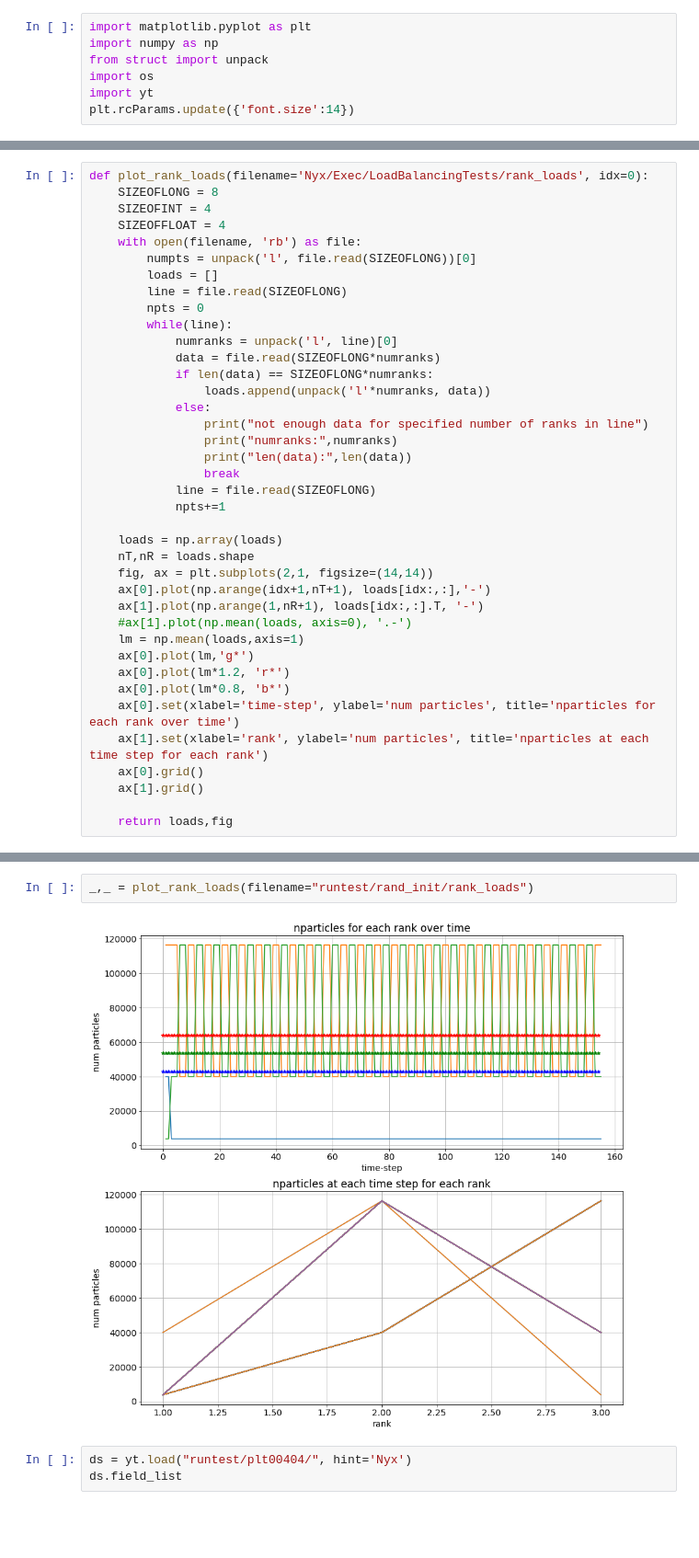
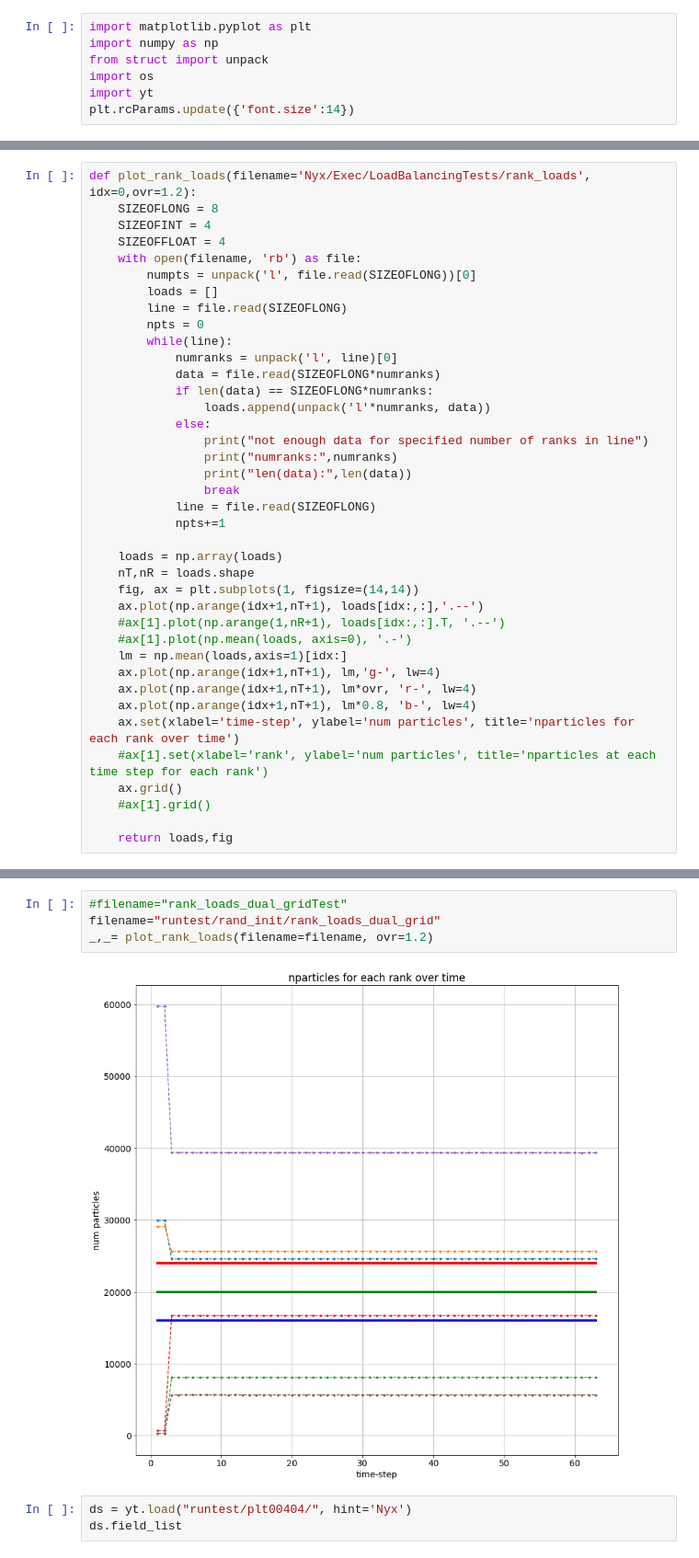
Before and after one commit to xjka/LoadBalancing, a Jupyter notebook: notebook.ipynb, the cells around one changed output, grey strips where cells are left out. Shown at 92% size. Saved outputs shown, nothing was run; the diff lists cells and outputs as text; blank space fills up the shorter version.

```diff
--- a/notebook.ipynb
+++ b/notebook.ipynb
@@ -49,5 +49,5 @@ plt.show()
 # %%
-def plot_rank_loads(filename='Nyx/Exec/LoadBalancingTests/rank_loads', idx=0):
+def plot_rank_loads(filename='Nyx/Exec/LoadBalancingTests/rank_loads', idx=0,ovr=1.2):
     SIZEOFLONG = 8
     SIZEOFINT = 4
     SIZEOFFLOAT = 4
@@ -71,17 +71,17 @@ def plot_rank_loads(filename='Nyx/Exec/LoadBalancingTests/rank_loads', idx=0):
 
     loads = np.array(loads)
     nT,nR = loads.shape
-    fig, ax = plt.subplots(2,1, figsize=(14,14))
-    ax[0].plot(np.arange(idx+1,nT+1), loads[idx:,:],'-')
-    ax[1].plot(np.arange(1,nR+1), loads[idx:,:].T, '-')
+    fig, ax = plt.subplots(1, figsize=(14,14))
+    ax.plot(np.arange(idx+1,nT+1), loads[idx:,:],'.--')
+    #ax[1].plot(np.arange(1,nR+1), loads[idx:,:].T, '.--')
     #ax[1].plot(np.mean(loads, axis=0), '.-')
-    lm = np.mean(loads,axis=1)
-    ax[0].plot(lm,'g*')
-    ax[0].plot(lm*1.2, 'r*')
-    ax[0].plot(lm*0.8, 'b*')
-    ax[0].set(xlabel='time-step', ylabel='num particles', title='nparticles for each rank over time')
-    ax[1].set(xlabel='rank', ylabel='num particles', title='nparticles at each time step for each rank')
-    ax[0].grid()
-    ax[1].grid()
+    lm = np.mean(loads,axis=1)[idx:]
+    ax.plot(np.arange(idx+1,nT+1), lm,'g-', lw=4)
+    ax.plot(np.arange(idx+1,nT+1), lm*ovr, 'r-', lw=4)
+    ax.plot(np.arange(idx+1,nT+1), lm*0.8, 'b-', lw=4)
+    ax.set(xlabel='time-step', ylabel='num particles', title='nparticles for each rank over time')
+    #ax[1].set(xlabel='rank', ylabel='num particles', title='nparticles at each time step for each rank')
+    ax.grid()
+    #ax[1].grid()
 
     return loads,fig
@@ -104,7 +88,9 @@ loads,fig = plot_rank_loads(filename='rank_loads_dual_grid2048Short3D')
 # %%
-_,_ = plot_rank_loads(filename="runtest/rand_init/rank_loads")
+#filename="rank_loads_dual_gridTest"
+filename="runtest/rand_init/rank_loads_dual_grid"
+_,_= plot_rank_loads(filename=filename, ovr=1.2)
 # %% [output]
-[figure, old version]
+[figure, new version]
 # %%
 ds = yt.load("runtest/plt00404/", hint='Nyx')
 ds.field_list
```
Also changed, not shown: parts of 4 cells of this notebook, 2 other files.
